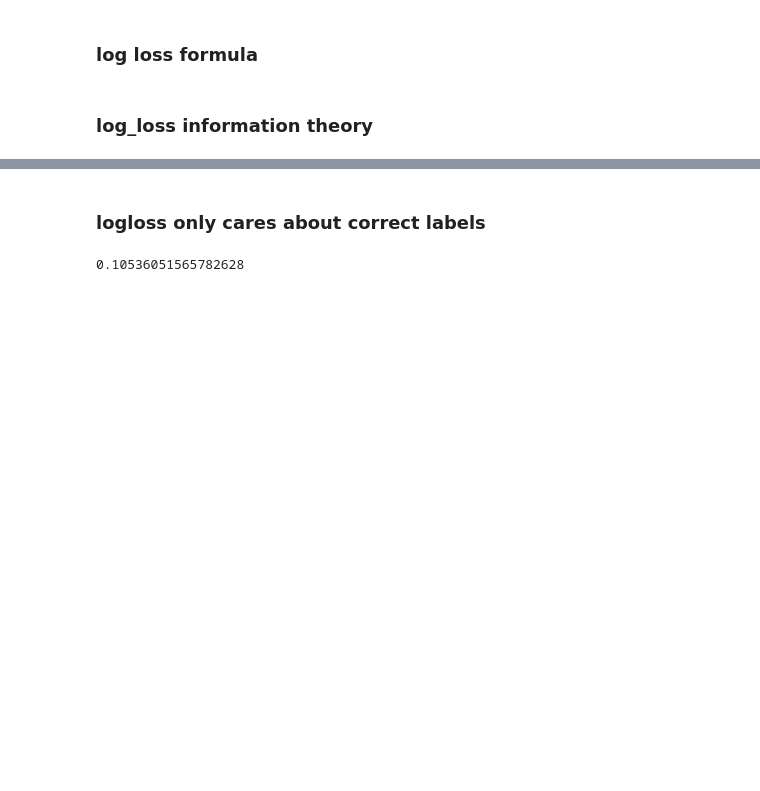
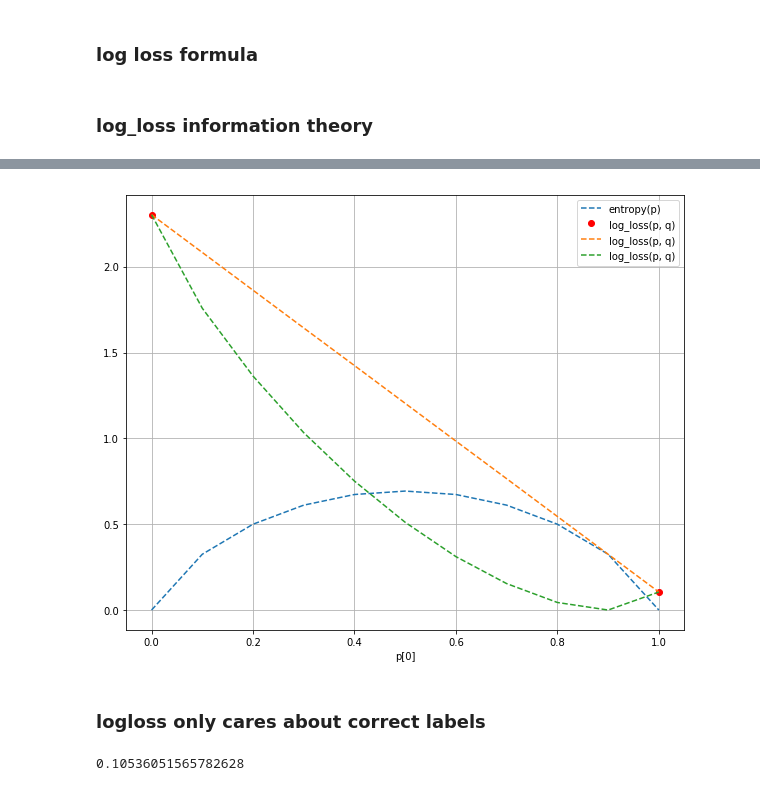
Before and after one commit to yang-zhang/evaluation, a Jupyter notebook: model_evaluation.ipynb, the cells around one changed output, grey strips where cells are left out. Saved outputs shown, nothing was run; the diff lists cells and outputs as text; code cells hidden in the pictures; blank space fills up the shorter version.

```diff
--- a/model_evaluation.ipynb
+++ b/model_evaluation.ipynb
@@ -287,0 +315,32 @@ print('entropy(p): %.4f; kl_divergence_pq(p, q): %.4f; log_loss: %.4f' %
+# %%
+import numpy as np
+ces = {'p':[],
+       'q': [],
+       'cross_entropy(p, q)': [],
+       'entropy(p)': [],
+       'kl_divergence(p, q)': [],
+       'log_loss(p, q)': []}
+p0s = np.linspace(0, 1, num=11)
+ps = [(round(p0, 2), round(1-p0, 2)) for p0 in p0s]
+q = (0.9, 0.1)
+for p in ps:
+    ces['p'].append(p)
+    ces['q'].append(q)
+    ces['cross_entropy(p, q)'].append(cross_entropy(p, q))
+    ces['entropy(p)'].append(entropy(p))
+    ces['kl_divergence(p, q)'].append(entropy(p, q))
+    try:
+        ces['log_loss(p, q)'].append(log_loss(p, q))
+    except ValueError:
+        ces['log_loss(p, q)'].append(None)
+# %%
+import pandas as pd
+df = pd.DataFrame(ces).round(3)[[
+    'p',
+    'q',
+    'entropy(p)',
+    'cross_entropy(p, q)',
+    'kl_divergence(p, q)',
+    'log_loss(p, q)',
+]]
+df
@@ -288,3 +360,15 @@ print('entropy(p): %.4f; kl_divergence_pq(p, q): %.4f; log_loss: %.4f' %
+# %%
+import matplotlib.pyplot as plt
+plt.figure(figsize=(10, 8))
+plt.plot(p0s, df['entropy(p)'], '--', label='entropy(p)')
+plt.plot(p0s, df['log_loss(p, q)'], 'or', label='log_loss(p, q)')
+plt.plot(p0s, df['cross_entropy(p, q)'], '--', label='log_loss(p, q)')
+plt.plot(p0s, df['kl_divergence(p, q)'], '--', label='log_loss(p, q)')
+plt.legend()
+plt.xlabel('p[0]')
+plt.grid()
+# %% [output]
+[figure, added]
 # %% [markdown]
 ### logloss only cares about correct labels
 # %%
```
Also changed, not shown: parts of 36 cells of this notebook, 1 other file.
